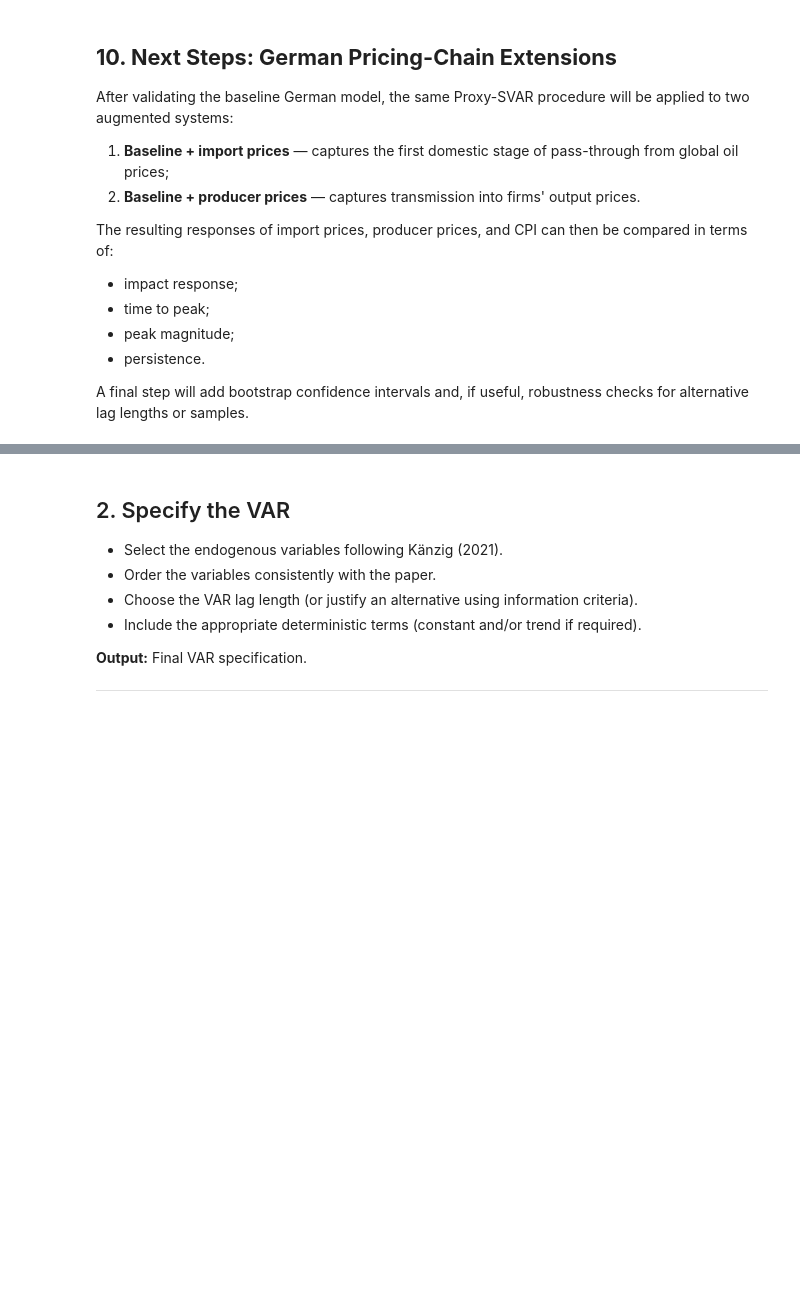
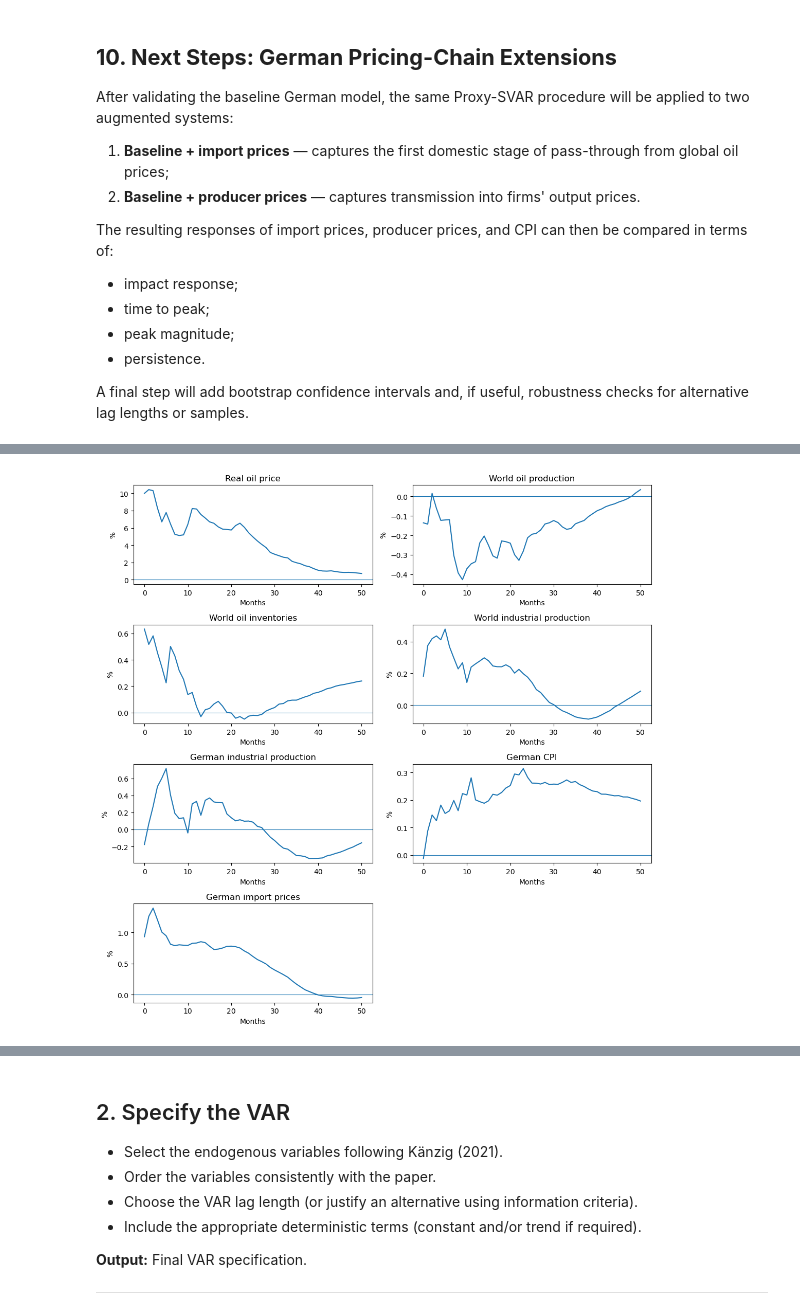
Before and after one commit to sedovanastasiia/macro_II_project, a Jupyter notebook: Yashna's Code/Code_Instrument_Replication.ipynb, the cells around one changed output, grey strips where cells are left out. Saved outputs shown, nothing was run; the diff lists cells and outputs as text; code cells hidden in the pictures; blank space fills up the shorter version.

```diff
--- a/Yashna's Code/Code_Instrument_Replication.ipynb
+++ b/Yashna's Code/Code_Instrument_Replication.ipynb
@@ -2437,0 +2501,15 @@ A final step will add bootstrap confidence intervals and, if useful, robustness
+# %%
+u_import = var_import_res.resid.copy()
+
+u_import["date"] = import_de.loc[
+    u_import.index, "date"
+].values
+
+print(
+    "Residual sample:",
+    u_import["date"].min(),
+    "-",
+    u_import["date"].max()
+)
+
+display(u_import.head())
@@ -2437,0 +2665,48 @@ A final step will add bootstrap confidence intervals and, if useful, robustness
+# %%
+titles_import = {
+    "world_oil_price": "Real oil price",
+    "world_prod": "World oil production",
+    "world_inv": "World oil inventories",
+    "world_ip": "World industrial production",
+    "ip_de": "German industrial production",
+    "cpi_de": "German CPI",
+    "import_price_de": "German import prices"
+}
+
+fig, axes = plt.subplots(
+    4, 2,
+    figsize=(11, 11)
+)
+
+axes = axes.flatten()
+
+for ax, col in zip(
+    axes,
+    import_cols
+):
+    ax.plot(
+        irf_import["horizon"],
+        irf_import[col]
+    )
+    ax.axhline(
+        0,
+        linewidth=0.8
+    )
+    ax.set_title(
+        titles_import[col]
+    )
+    ax.set_xlabel(
+        "Months"
+    )
+    ax.set_ylabel(
+        "%"
+    )
+
+# Hide unused subplot
+for ax in axes[len(import_cols):]:
+    ax.set_visible(False)
+
+plt.tight_layout()
+plt.show()
+# %% [output]
+[figure, added]
```
Also changed, not shown: parts of 20 cells of this notebook, 1 other file.
